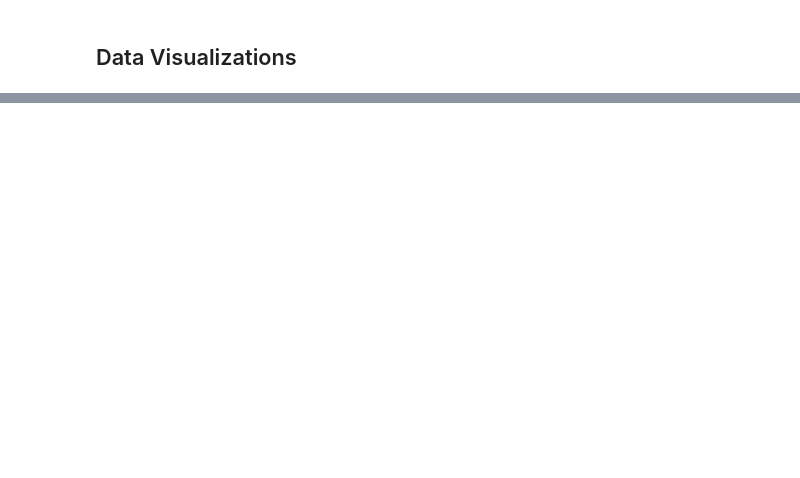
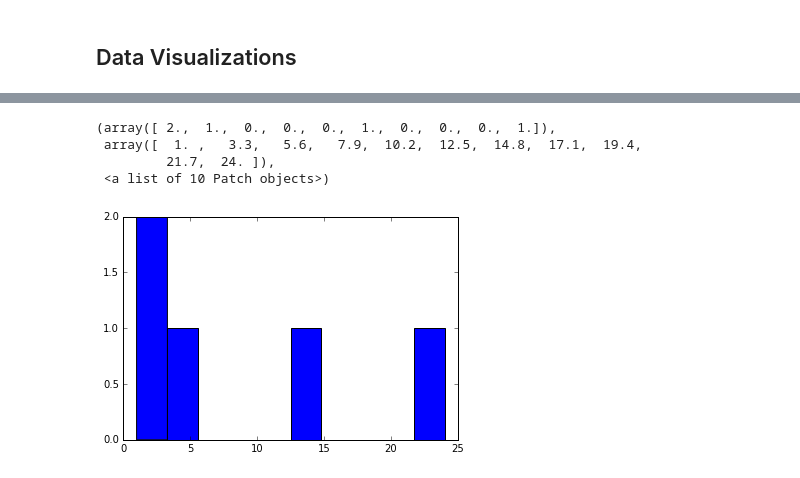
Before and after one commit to clambeer/DSI-SF-2-clambeer, a Jupyter notebook: projects/capstone/My_work_git_duplicated/Capstone - Adding pitch variables AND Data Viz.ipynb, the cells around one changed output, grey strips where cells are left out. Saved outputs shown, nothing was run; the diff lists cells and outputs as text; code cells hidden in the pictures; blank space fills up the shorter version.

```diff
--- a/projects/capstone/My_work_git_duplicated/Capstone - Adding pitch variables AND Data Viz.ipynb
+++ b/projects/capstone/My_work_git_duplicated/Capstone - Adding pitch variables AND Data Viz.ipynb
@@ -147,0 +350,10 @@ f.close()
+# %%
+test = [1,2,3,4,5]
+testy = [1, 13, 24, 4,2]
+plt.hist(testy)
+# %% [output]
+(array([ 2.,  1.,  0.,  0.,  0.,  1.,  0.,  0.,  0.,  1.]),
+ array([  1. ,   3.3,   5.6,   7.9,  10.2,  12.5,  14.8,  17.1,  19.4,
+         21.7,  24. ]),
+ <a list of 10 Patch objects>)
+[figure, added]
```
Also changed, not shown: parts of 40 cells of this notebook, 3 other files.
